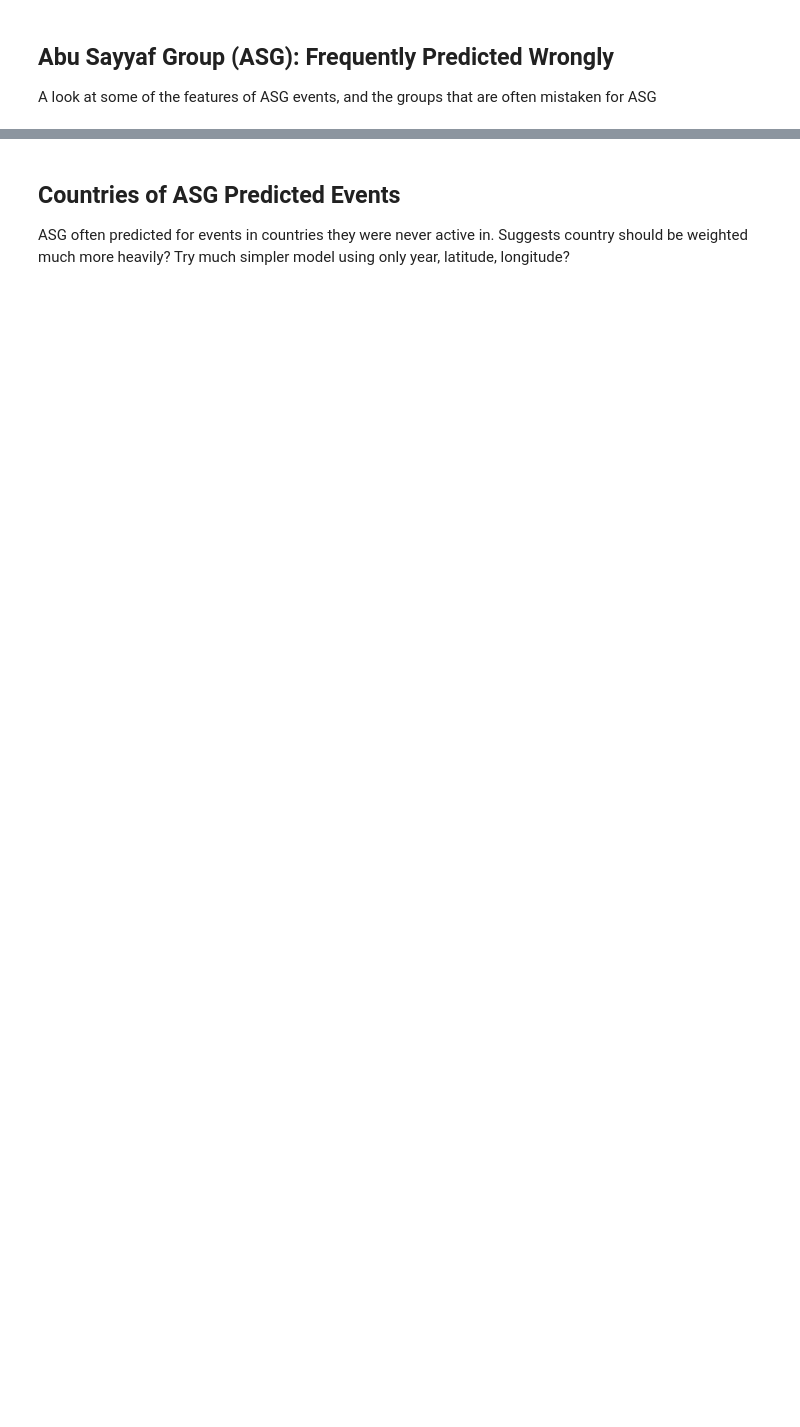
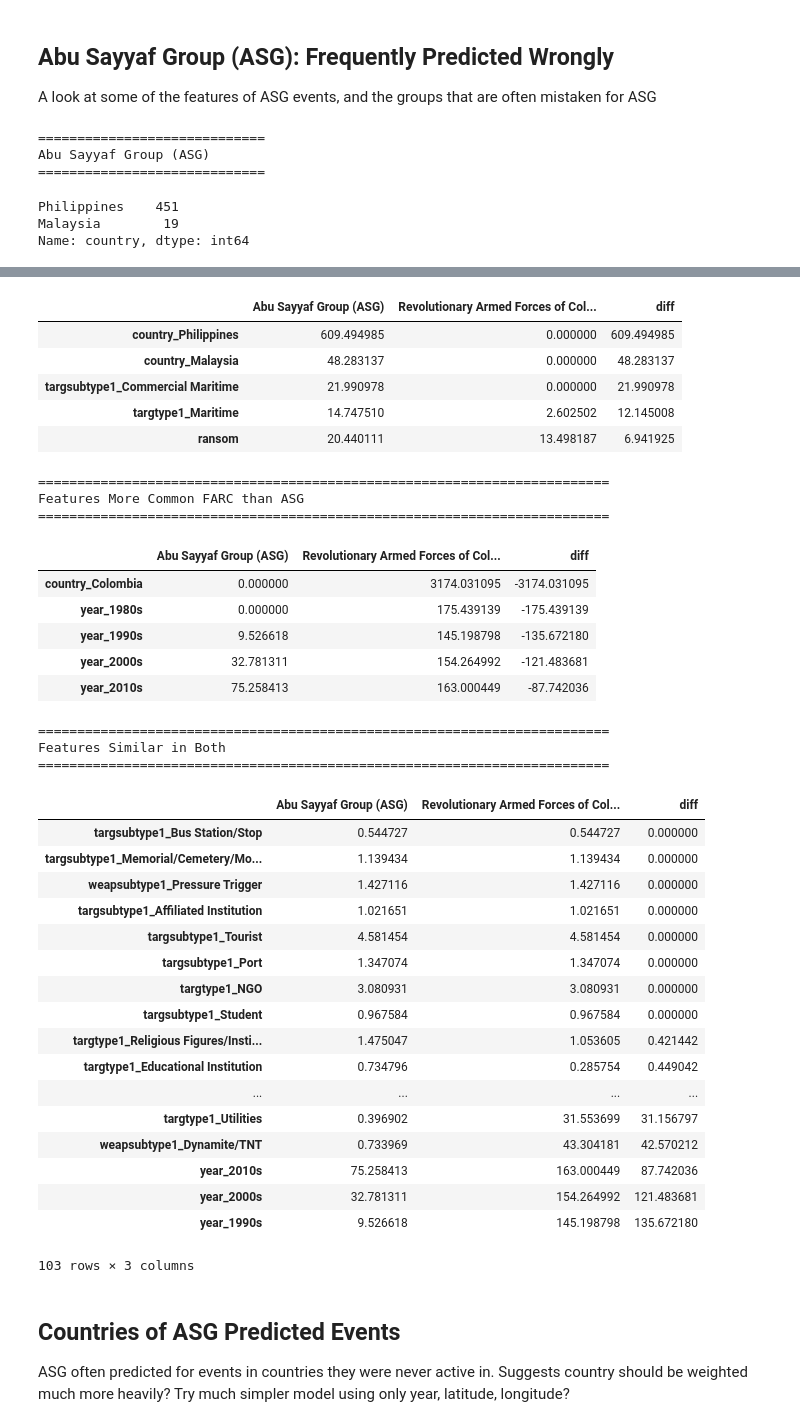
Before and after one commit to jack89roberts/GTD, a Jupyter notebook: GTD_GrpFeatures.ipynb, the cells around one changed output, grey strips where cells are left out. Saved outputs shown, nothing was run; the diff lists cells and outputs as text; code cells hidden in the pictures; blank space fills up the shorter version.

```diff
--- a/GTD_GrpFeatures.ipynb
+++ b/GTD_GrpFeatures.ipynb
@@ -232,12 +232,12 @@ i.e. the feature values that are most characteristic of an attack by each group
 # no. incidents associated with each group
 grp_incs = y.value_counts()
 
-# loop over all columns excluding gname
-grp_weights = dict()
-
 # add group name column to the data frame of dummies
 df_dum_train = X_dum_train.copy()
 df_dum_train['gname'] =  y_train
+
+# loop over all columns excluding gname
+col_tfidf = dict()
 
 for col in df_dum_train.drop('gname',axis=1).columns:
     # for each group, how many times this unique value appears
@@ -246,21 +246,18 @@ for col in df_dum_train.drop('gname',axis=1).columns:
     # count how many groups have an incident including this unique value
     # convert this for tf-idf weight using log(n_groups/count)
     if (grp_cnts>0).sum()==0:
-        print('Warn: No instances of',col)
+        print('Warning: No instances of',col)
 
     w_col = np.log(n_groups/((grp_cnts>0).sum()))
 
     # multiply w_col by no. occurences each column value to get weight for each group
-    grp_weights[col] = (grp_cnts*w_col)
+    col_tfidf[col] = (grp_cnts*w_col)
 
 # merge unique values for each column in to one large data frame
-grp_aw = pd.DataFrame(index=top_grps)
-for key, w_col in grp_weights.items():
-    grp_aw[key] = w_col
-
+w_tfidf = pd.DataFrame(col_tfidf,index=top_grps)
 
 # get rid of NaN weights
-grp_aw.fillna(0,inplace=True)
+w_tfidf.fillna(0,inplace=True)
 
-grp_aw.info()
+w_tfidf.info()
 # %% [output]
@@ -441,9 +416,9 @@ from sklearn.multiclass import OneVsRestClassifier
 from sklearn.svm import LinearSVC
 from sklearn.metrics import average_precision_score, accuracy_score
 
-model=OneVsRestClassifier(LinearSVC(random_state=0)).fit(X_dum_train, y_dum_train)
+model=OneVsRestClassifier(LinearSVC(random_state=0)).fit(X_dum_train.fillna(0), y_dum_train.fillna(0))
 
-y_svc_pred = model.predict(X_dum_test)
+y_svc_pred = model.predict(X_dum_test.fillna(0))
 
 print('Accuracy score:',accuracy_score(y_dum_test,y_svc_pred))
 print('Precision score:',average_precision_score(y_dum_test,y_svc_pred))
@@ -501,25 +538,25 @@ print('=============================')
 print('Abu Sayyaf Group (ASG)')
 print('=============================')
 asg=df[df.gname=='Abu Sayyaf Group (ASG)']
-display(asg['country_txt'].value_counts())
+display(asg['country'].value_counts())
 
 print('=============================')
 print('Philippines')
 print('=============================')
-print(df[df.country_txt == 'Philippines']['gname'].value_counts())
+print(df[df.country == 'Philippines']['gname'].value_counts())
 
 print('=============================')
 print('Malaysia')
 print('=============================')
-print(df[df.country_txt == 'Malaysia']['gname'].value_counts())
+print(df[df.country == 'Malaysia']['gname'].value_counts())
 
 print('================================================')
 print('Regularly Mistaken for Abu Sayyaf Group (ASG)')
 print('================================================')
 print(labels_svc.loc[(~labels_svc.correct) & (labels_svc.pred=='Abu Sayyaf Group (ASG)')].true.value_counts().head(10))
 
-asg_w = grp_aw.loc['Abu Sayyaf Group (ASG)']
-farc_w = grp_aw.loc['Revolutionary Armed Forces of Colombia (FARC)']
+asg_w = w_tfidf.loc['Abu Sayyaf Group (ASG)']
+farc_w = w_tfidf.loc['Revolutionary Armed Forces of Colombia (FARC)']
 asgfarc = pd.DataFrame({'Abu Sayyaf Group (ASG)':asg_w, 'Revolutionary Armed Forces of Colombia (FARC)':farc_w})
 asgfarc['diff'] = asgfarc['Abu Sayyaf Group (ASG)']-asgfarc['Revolutionary Armed Forces of Colombia (FARC)']
 
@@ -538,3 +575,10 @@ print('Features Similar in Both')
 print('=========================================================================')
 inboth = (asgfarc['Abu Sayyaf Group (ASG)']>0.005) & (asgfarc['Revolutionary Armed Forces of Colombia (FARC)']>0.005)
 display(abs(asgfarc.loc[inboth]).sort_values('diff'))
+# %% [output]
+=============================
+Abu Sayyaf Group (ASG)
+=============================
+Philippines    451
+Malaysia        19
+Name: country, dtype: int64
@@ -541,3 +602,39 @@ display(abs(asgfarc.loc[inboth]).sort_values('diff'))
+|  | Abu Sayyaf Group (ASG) | Revolutionary Armed Forces of Col... | diff |
+| country_Philippines | 609.494985 | 0.000000 | 609.494985 |
+| country_Malaysia | 48.283137 | 0.000000 | 48.283137 |
+| targsubtype1_Commercial Maritime | 21.990978 | 0.000000 | 21.990978 |
+| targtype1_Maritime | 14.747510 | 2.602502 | 12.145008 |
+| ransom | 20.440111 | 13.498187 | 6.941925 |
+=========================================================================
+Features More Common FARC than ASG
+=========================================================================
+|  | Abu Sayyaf Group (ASG) | Revolutionary Armed Forces of Col... | diff |
+| country_Colombia | 0.000000 | 3174.031095 | -3174.031095 |
+| year_1980s | 0.000000 | 175.439139 | -175.439139 |
+| year_1990s | 9.526618 | 145.198798 | -135.672180 |
+| year_2000s | 32.781311 | 154.264992 | -121.483681 |
+| year_2010s | 75.258413 | 163.000449 | -87.742036 |
+=========================================================================
+Features Similar in Both
+=========================================================================
+|  | Abu Sayyaf Group (ASG) | Revolutionary Armed Forces of Col... | diff |
+| targsubtype1_Bus Station/Stop | 0.544727 | 0.544727 | 0.000000 |
+| targsubtype1_Memorial/Cemetery/Mo... | 1.139434 | 1.139434 | 0.000000 |
+| weapsubtype1_Pressure Trigger | 1.427116 | 1.427116 | 0.000000 |
+| targsubtype1_Affiliated Institution | 1.021651 | 1.021651 | 0.000000 |
+| targsubtype1_Tourist | 4.581454 | 4.581454 | 0.000000 |
+| targsubtype1_Port | 1.347074 | 1.347074 | 0.000000 |
+| targtype1_NGO | 3.080931 | 3.080931 | 0.000000 |
+| targsubtype1_Student | 0.967584 | 0.967584 | 0.000000 |
+| targtype1_Religious Figures/Insti... | 1.475047 | 1.053605 | 0.421442 |
+| targtype1_Educational Institution | 0.734796 | 0.285754 | 0.449042 |
+| ... | ... | ... | ... |
+| targtype1_Utilities | 0.396902 | 31.553699 | 31.156797 |
+| weapsubtype1_Dynamite/TNT | 0.733969 | 43.304181 | 42.570212 |
+| year_2010s | 75.258413 | 163.000449 | 87.742036 |
+| year_2000s | 32.781311 | 154.264992 | 121.483681 |
+| year_1990s | 9.526618 | 145.198798 | 135.672180 |
+103 rows × 3 columns
 # %% [markdown]
 ## Countries of ASG Predicted Events
 
```
Also changed, not shown: parts of 14 cells of this notebook.
